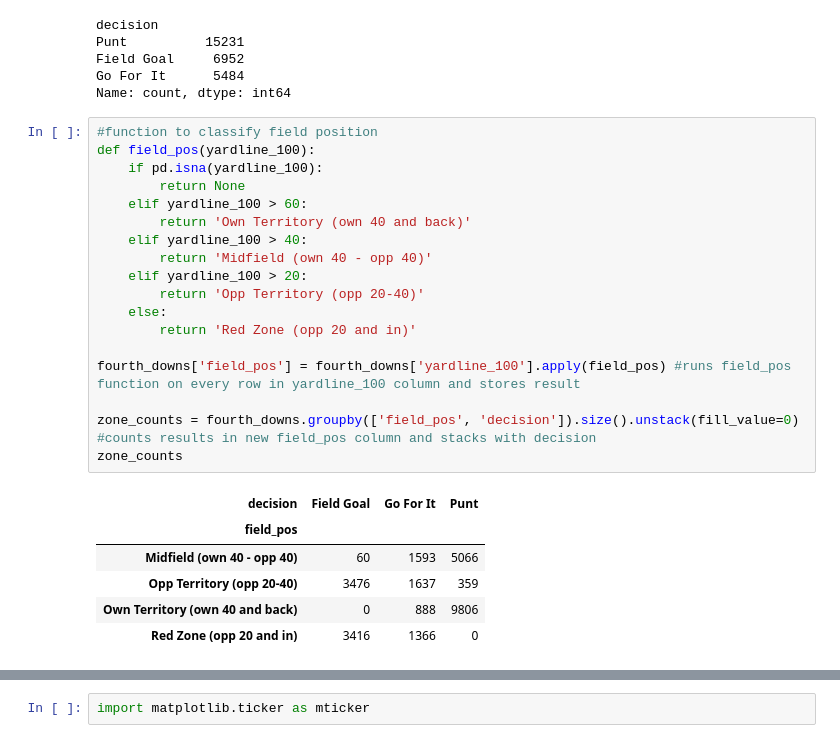
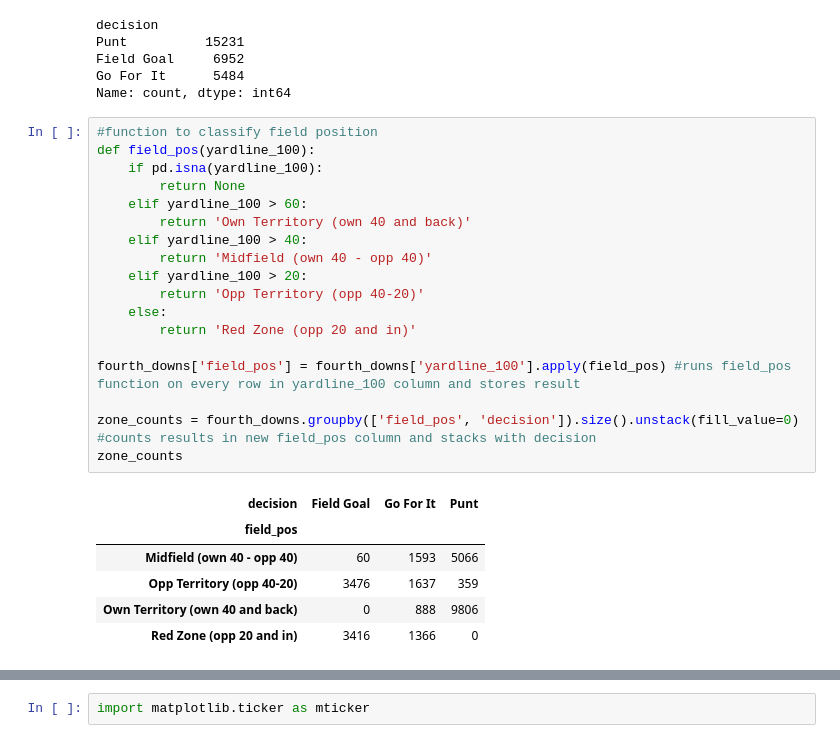
Before and after one commit to ConnorDonovan/NFL-4th-down-decision-modeling, a Jupyter notebook: nfl_4th_down.ipynb, the cells around one changed output, grey strips where cells are left out. Drawn from its saved outputs; the diff is of its cells as text.

```diff
--- a/nfl_4th_down.ipynb
+++ b/nfl_4th_down.ipynb
@@ -114,26 +134,26 @@ Name: count, dtype: int64
 # %%
 #function to classify field position
 def field_pos(yardline_100):
     if pd.isna(yardline_100):
         return None
     elif yardline_100 > 60:
         return 'Own Territory (own 40 and back)'
     elif yardline_100 > 40:
         return 'Midfield (own 40 - opp 40)'
     elif yardline_100 > 20:
-        return 'Opp Territory (opp 20-40)'
+        return 'Opp Territory (opp 40-20)'
     else:
         return 'Red Zone (opp 20 and in)'
 
 fourth_downs['field_pos'] = fourth_downs['yardline_100'].apply(field_pos) #runs field_pos function on every row in yardline_100 column and stores result
 
 zone_counts = fourth_downs.groupby(['field_pos', 'decision']).size().unstack(fill_value=0) #counts results in new field_pos column and stacks with decision
 zone_counts
 # %% [output]
 | decision | Field Goal | Go For It | Punt |
 | field_pos |  |  |  |
 | Midfield (own 40 - opp 40) | 60 | 1593 | 5066 |
-| Opp Territory (opp 20-40) | 3476 | 1637 | 359 |
+| Opp Territory (opp 40-20) | 3476 | 1637 | 359 |
 | Own Territory (own 40 and back) | 0 | 888 | 9806 |
 | Red Zone (opp 20 and in) | 3416 | 1366 | 0 |
 # %% [markdown]
```
Also changed, not shown: parts of 23 cells of this notebook.
